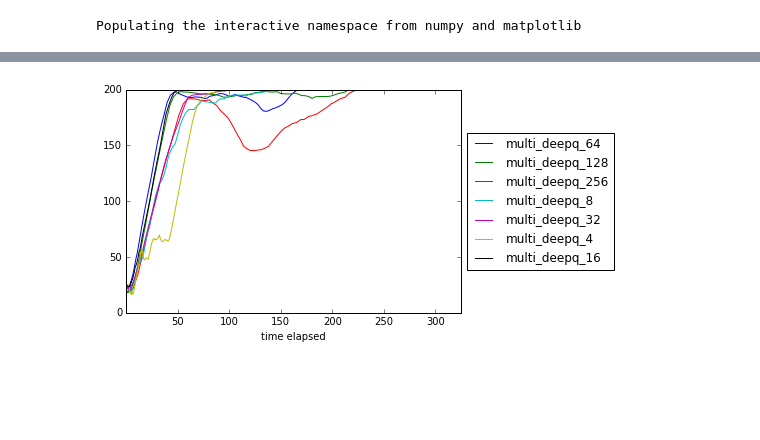
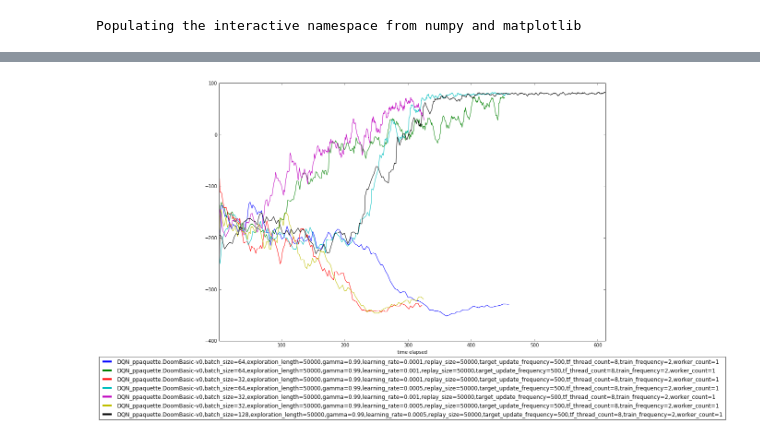
Before and after one commit to akashin/baselines, a Jupyter notebook: Analyze.ipynb, the cells around one changed output, grey strips where cells are left out. Saved outputs shown, nothing was run; the diff lists cells and outputs as text; code cells hidden in the pictures; blank space fills up the shorter version.

Commit message:
Add logic for parameter sweeps

```diff
--- a/Analyze.ipynb
+++ b/Analyze.ipynb
@@ -36,0 +24,23 @@ experiments = [
+# %%
+base_path = 'results/'
+
+all_doom_exp = os.listdir(base_path)
+
+def get_params(name):
+    items = [v.split('=') for v in name.split(',')[1:]]
+    return {k: float(v) for k, v in items}
+
+def filter_exp(name):
+    params = get_params(name)
+    if params['exploration_length'] >= 100000:
+        return False
+
+    if params["learning_rate"] >= 0.005:
+        return False
+
+    if params['batch_size'] not in [64, 128, 32]:
+        return False
+
+    return True
+
+doom_exp = [exp for exp in all_doom_exp if filter_exp(exp)]
@@ -37,4 +51,4 @@ experiments = [
 # %%
-analyze_experiments(experiments, 'time elapsed', 'mean episode reward')
+analyze_experiments(base_path, doom_exp, 'time elapsed', 'mean episode reward')
 # %% [output]
-[figure, old version]
+[figure, new version]
```
Also changed, not shown: parts of 10 cells of this notebook, 4 other files.
